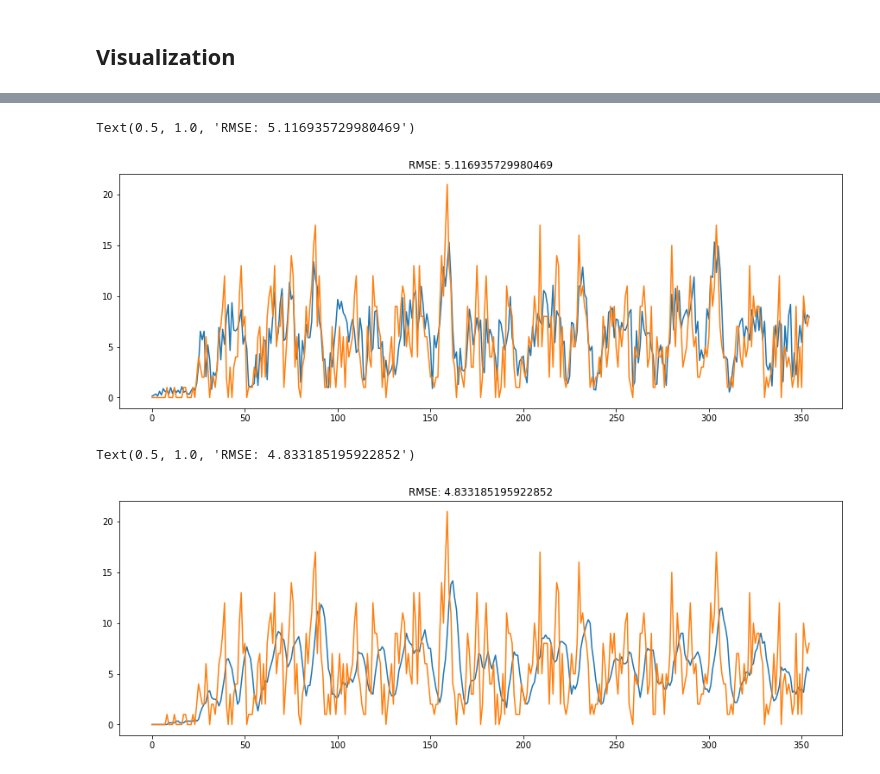
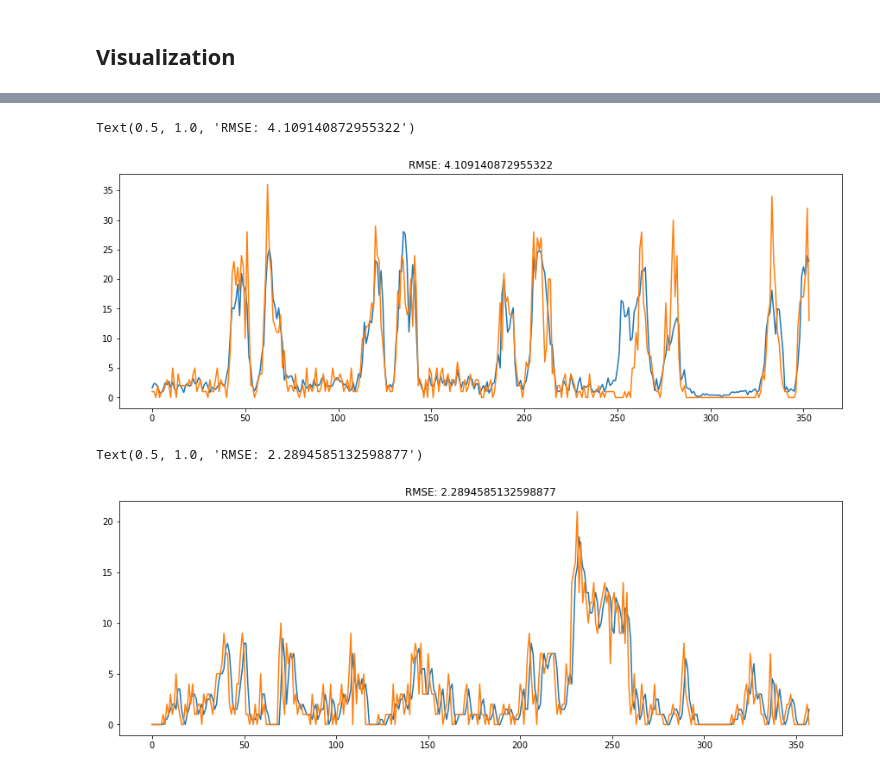
Before and after one commit to WaimenMak/Crowd-Flow-Inference, a Jupyter notebook: Diffusion_Exp.ipynb, the cells around one changed output, grey strips where cells are left out. Saved outputs shown, nothing was run; the diff lists cells and outputs as text; code cells hidden in the pictures.

```diff
--- a/Diffusion_Exp.ipynb
+++ b/Diffusion_Exp.ipynb
@@ -90,10 +89,16 @@ if dataset_name == "crossroad":
     test_sc = ['sc_sensor/crossroad3']
 
 if dataset_name == "train_station":
-    train_sc = ['sc_sensor/train6']
+    train_sc = ['sc_sensor/train6', 'sc_sensor/train7', 'sc_sensor/train2']
     test_sc = ['sc_sensor/train5']
 
-x_train, y_train, x_val, y_val, x_test, y_test = generating_ood_dataset(data_dict, train_sc, test_sc, lags=5)
+pred_horizon = 3
+x_train, y_train, x_val, y_val, x_test, y_test = generating_ood_dataset(data_dict, train_sc, test_sc, lags=5, horizons=pred_horizon, shuffle=True)
+# x_train, y_train, x_val, y_val, x_test, y_test = generating_insample_dataset(data_dict, train_sc,
+#                                                                              lags=5,
+#                                                                              horizons=pred_horizon,
+#                                                                              portion=0.6,
+#                                                                              shuffle=True)
 num_input_timesteps = x_train.shape[1] # number of input time steps
 num_nodes = x_train.shape[2] # number of ancestor nodes, minus the down stream node
 x_scalar = StandardScaler(mean=np.concatenate([x_train, x_val]).mean(),
@@ -232,15 +241,16 @@ tensor([[ 1.5969e-01],
 ## Visualization
 # %%
 from lib.metric import masked_rmse_np, masked_mae_np, rho_risk, weighted_average_loss
-# data = data_dict['sc_sensor/crossroad3']
-data = data_dict['sc_sensor/train7']
-x_test, y_test = sliding_win(data, lags=5, horizons=2)
+# data = data_dict['sc_sensor/crossroad10']
+data = data_dict['sc_sensor/train4']
+x_test, y_test = sliding_win(data, lags=1, horizons=pred_horizon)
 # x_test2, y_test2 = sliding_win(data2, lags=5, horizons=2)
 g.ndata['feature'] = torch.FloatTensor(x_test.transpose(2, 0, 1))
 g.ndata['label'] = torch.FloatTensor(y_test.transpose(2, 0, 1))
 # %%
 import matplotlib.pyplot as plt
-id = 1
+id = 15
+step = 0
 # model = Diffusion_Model(num_edges=len(src), num_timesteps_input=x_train.shape[1], graph=g, scalar=x_scalar)
 # model.load_state_dict(torch.load("./checkpoint/diffusion/diffusion_model_network3.pth"))
 # model.load_state_dict(torch.load("./checkpoint/diffusion/diffusion_model_network3_cross.pth"))
@@ -248,7 +258,8 @@ id = 1
 up = torch.FloatTensor(x_test.transpose(2, 0, 1))[src]
 down = torch.FloatTensor(x_test.transpose(2, 0, 1))[dst]
 with torch.no_grad():
-    pred = model.inference(up, down).numpy()
+    pred, multi_step_pred = model.inference(up, down)
+    pred, multi_step_pred = pred.numpy(), multi_step_pred.numpy()
     v = model.velocity_model(g.ndata['feature'][5].unsqueeze(0), g.ndata['feature'][id].unsqueeze(0)).numpy()
 # plot prediction and ground truth
 
@@ -259,14 +270,14 @@ x = np.arange(0, label.shape[1])
 
 #adjust figure size
 plt.figure(figsize=(15, 5))
-plt.plot(x, pred[id, :])
-plt.plot(x, label[id, :])
+plt.plot(x, multi_step_pred[id, :, step])
+plt.plot(x, label[id, :, step])
 # plt.plot(x, label2[id, :])
 # plt.plot(x, label[3, :])
 # plt.plot(x, label[0, :])
-# plt.plot(x, label[6, :])
+# plt.plot(x, label[14, :, step])
 # plt.plot(x, v)
-rmse = masked_rmse_np(pred[id, :], label[id, :])
+rmse = masked_rmse_np(multi_step_pred[id, :, step], label[id, :, step])
 # rt = np.sum(rho_risk(pred[id, :], label[id, :], timespan=2, rho=0.9))
 # wt = weighted_average_loss(pred.T, label.T, rho=0.9, timespan=2)
 plt.title(f'RMSE: {rmse}')
@@ -368,37 +363,44 @@ loaded_model = xgb.Booster()
 loaded_model.load_model('./checkpoint/xgboost/xgboost_train_station.model')
 # loaded_model.load_model('./checkpoint/xgboost/xgboost_cross.model')
 # %%
-pred_horizon = 1
+horizon = pred_horizon - 1
 x = x_test.reshape([-1, num_input_timesteps * num_nodes])
 # y = y_test.reshape([-1, pred_horizon * num_nodes])
 # y_test = y_test.reshape([-1, num_input_timesteps * num_nodes])
 pred = loaded_model.predict(xgb.DMatrix(x))
-pred = pred.T
+# pred = pred.reshape([num_nodes, -1, horizon])
+
+pred = pred.reshape([-1, horizon, num_nodes]).transpose([2, 0, 1])
+# pred = pred.T
 x2 = np.arange(0, label.shape[1])
 plt.figure(figsize=(15, 5))
-plt.plot(x2, pred[id, :])
-plt.plot(x2, label[id, :])
+plt.plot(x2, pred[id, :, step])  # node ts horizon
+plt.plot(x2, label[id, :, step])
 # plt.plot(x2, label[0, :])
-rmse = masked_rmse_np(pred[id, :], label[id, :])
+rmse = masked_rmse_np(pred[id, :, step], label[id, :, step])
 # rt = np.sum(rho_risk(pred[id, :], label[id, :], timespan=2, rho=0.9))
 plt.title(f'RMSE: {rmse}')
 # %% [output]
-Text(0.5, 1.0, 'RMSE: 5.116935729980469')
+Text(0.5, 1.0, 'RMSE: 4.109140872955322')
-[figure, old version]
+[figure, new version]
 # %%
 # MA
 from baselines.MA import Moving_Average
-ma = Moving_Average()
+ma = Moving_Average(horizons=pred_horizon)
 pred = ma.inference(g.ndata['feature']).numpy()
-# pred = pred.T
+label = y_test.transpose(2, 0, 1)
+x2 = np.arange(0, label.shape[1])
+step = 0
 x = np.arange(0, label.shape[1])
+
 plt.figure(figsize=(15, 5))
-plt.plot(x, pred[id, :])
-plt.plot(x, label[id, :])
-rmse = masked_rmse_np(pred[id, :], label[id, :])
+plt.plot(x2, pred[id, :, step])  # node ts horizon
+plt.plot(x2, label[id, :, step])
+# plt.plot(x2, label[0, :])
+rmse = masked_rmse_np(pred[id, :, step], label[id, :, step])
 # rt = np.sum(rho_risk(pred[id, :], label[id, :], timespan=2, rho=0.9))
 plt.title(f'RMSE: {rmse}')
 # %% [output]
-Text(0.5, 1.0, 'RMSE: 4.833185195922852')
+Text(0.5, 1.0, 'RMSE: 2.2894585132598877')
-[figure, old version]
+[figure, new version]
 # %%
```
Also changed, not shown: parts of 20 cells of this notebook, 14 other files.
